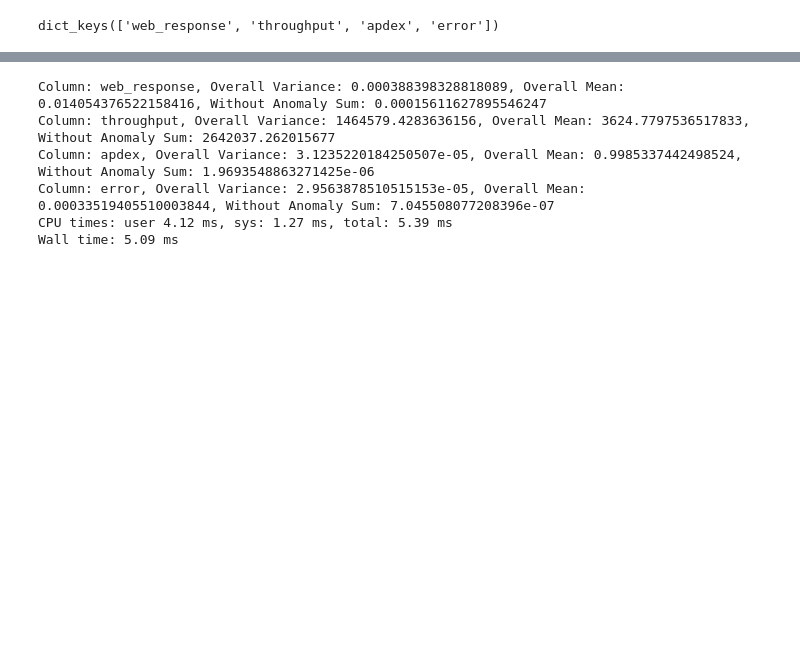
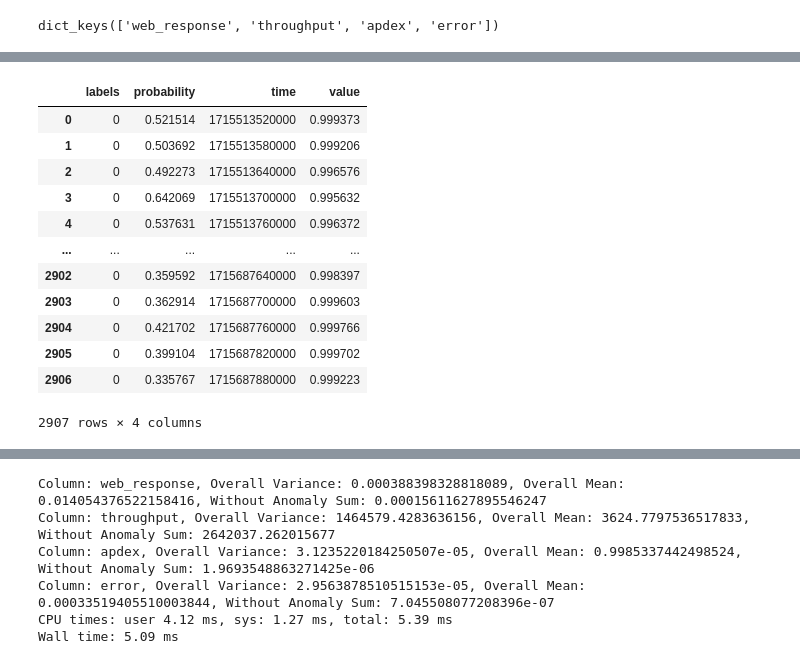
Before and after one commit to REU-DS-CLUB/redlab_hack, a Jupyter notebook: models.ipynb, the cells around one changed output, grey strips where cells are left out. Saved outputs shown, nothing was run; the diff lists cells and outputs as text; code cells hidden in the pictures; blank space fills up the shorter version.

```diff
--- a/models.ipynb
+++ b/models.ipynb
@@ -132,3 +117,20 @@ df
+# %%
+data = json.loads(df)
+df = pd.DataFrame(data)
+# %% [output]
+|  | labels | probability | time | value |
+| 0 | 0 | 0.521514 | 1715513520000 | 0.999373 |
+| 1 | 0 | 0.503692 | 1715513580000 | 0.999206 |
+| 2 | 0 | 0.492273 | 1715513640000 | 0.996576 |
+| 3 | 0 | 0.642069 | 1715513700000 | 0.995632 |
+| 4 | 0 | 0.537631 | 1715513760000 | 0.996372 |
+| ... | ... | ... | ... | ... |
+| 2902 | 0 | 0.359592 | 1715687640000 | 0.998397 |
+| 2903 | 0 | 0.362914 | 1715687700000 | 0.999603 |
+| 2904 | 0 | 0.421702 | 1715687760000 | 0.999766 |
+| 2905 | 0 | 0.399104 | 1715687820000 | 0.999702 |
+| 2906 | 0 | 0.335767 | 1715687880000 | 0.999223 |
+2907 rows × 4 columns
 # %%
 import matplotlib.pyplot as plt
 
```
Also changed, not shown: parts of 5 cells of this notebook, 1 other file.
